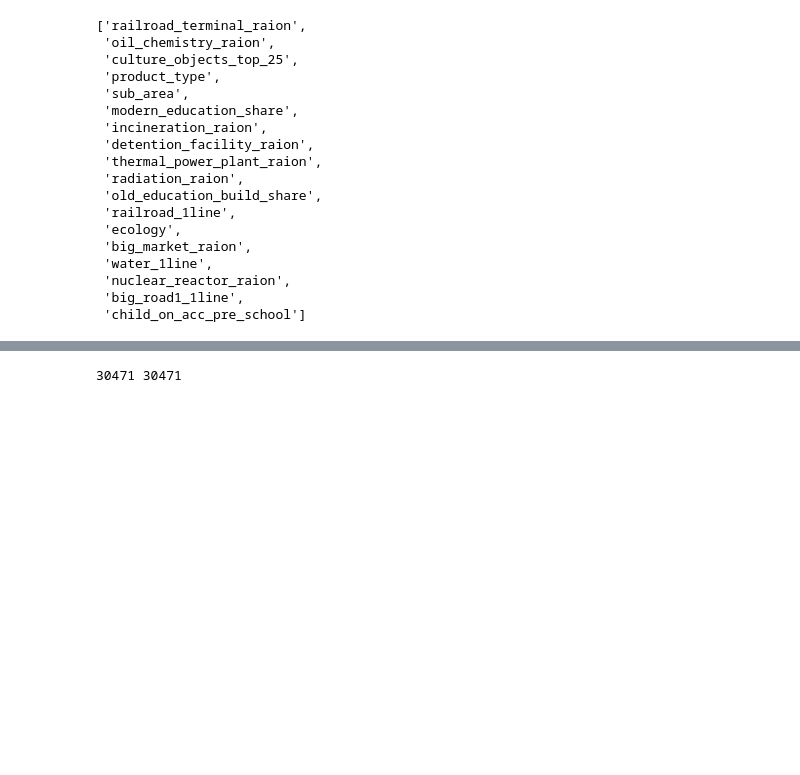
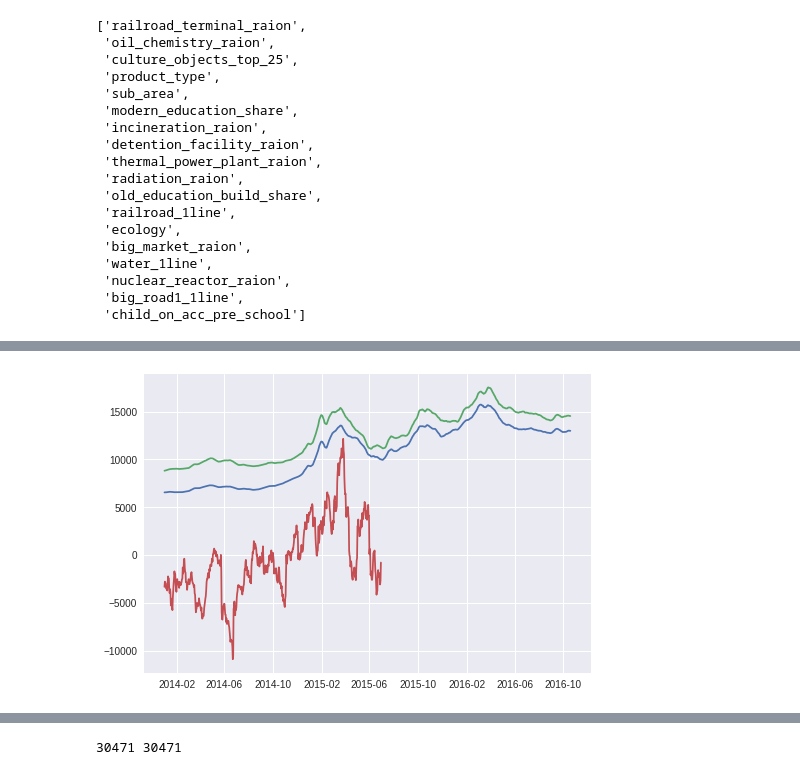
Before and after one commit to SorokinV/Kaggle-2017-SberBank, a Jupyter notebook: Jupiter/sb-v01-head-01-rmse-03-multi.ipynb, the cells around one changed output, grey strips where cells are left out. Saved outputs shown, nothing was run; the diff lists cells and outputs as text; code cells hidden in the pictures; blank space fills up the shorter version.

```diff
--- a/Jupiter/sb-v01-head-01-rmse-03-multi.ipynb
+++ b/Jupiter/sb-v01-head-01-rmse-03-multi.ipynb
@@ -384,0 +310,28 @@ ttrain.head()
+# %%
+roll, roll1, shiftUE, poly  = 14,30,40,12
+xLU = macro['usdrub'].rolling(roll).mean().dropna().shift(shiftUE)
+xLE = macro['eurrub'].rolling(roll).mean().dropna().shift(shiftUE)
+rr = ttrain[['r','timestamp']].set_index('timestamp')
+rr = rr['r'].resample('D').mean().rolling(roll1,min_periods=1).mean()
+
+#print(xLU.tail())
+
+rue_data = pd.DataFrame();
+rue_data['usd'] = xLU;
+rue_data['r']  = rr
+rue_data['eur']  = xLE
+for i in range(2,poly) :
+    rue_data['usd'+str(i)] = rue.usd**i
+    rue_data['eur'+str(i)] = rue.eur**i
+#print rue_data.tail()
+
+plt.plot(rue_data[(rue_data.index>='2014')]['usd']*200);
+plt.plot(rue_data[(rue_data.index>='2014')]['eur']*200);
+plt.plot(rr[rr.index>='2014']-140000);
+plt.show()
+xLL = rue_data.copy().drop('r',axis=1);
+xLL = xLL.dropna();
+rue_data = rue_data.dropna()
+#xLL.head(), xLL.tail()
+# %% [output]
+[figure, added]
```
Also changed, not shown: parts of 26 cells of this notebook.
